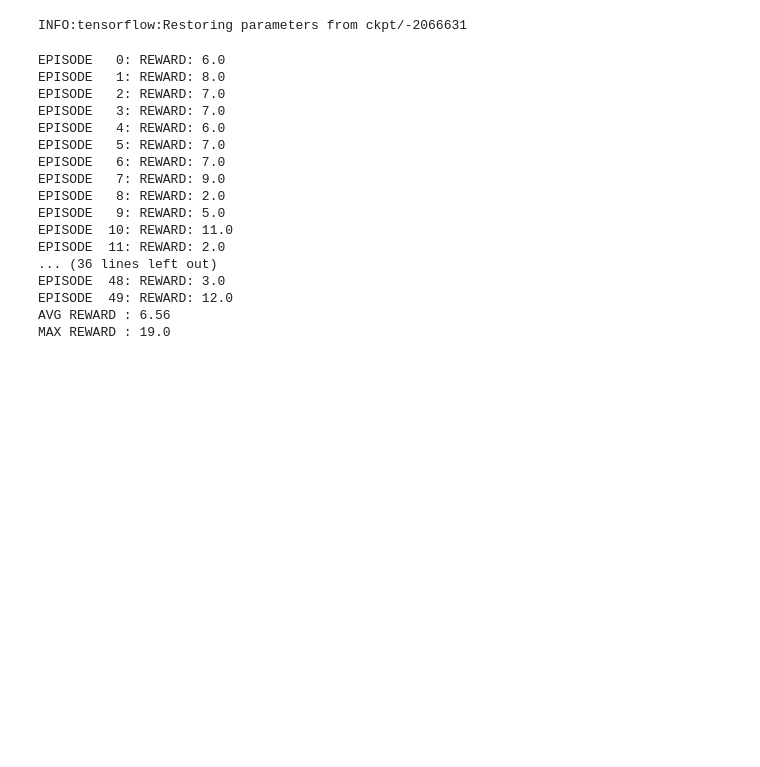
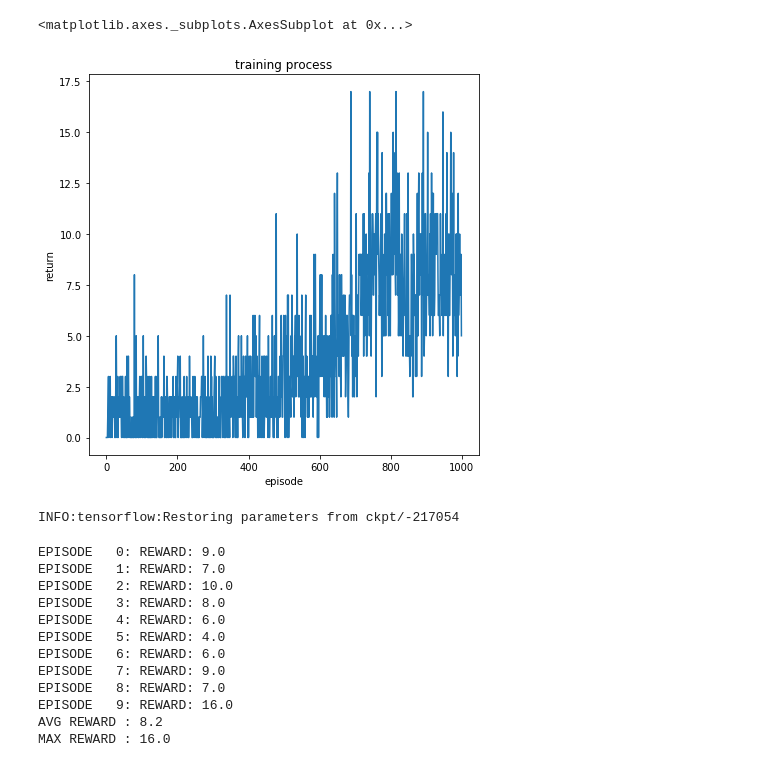
Before and after one commit to art28/tensorflow-eager-papers, a Jupyter notebook: reinforcement_learning/DQN/run.ipynb, the cells around one changed output. Cells and saved outputs as stored; diff of their text form; code cells hidden in the pictures; blank space fills up the shorter version.

```diff
--- a/reinforcement_learning/DQN/run.ipynb
+++ b/reinforcement_learning/DQN/run.ipynb
@@ -53,7 +44,7 @@ Trainable params: 144,692
 Non-trainable params: 144,692
 _________________________________________________________________
 # %%
-# 50000 episode of training takes 22 hours using GTX-1080ti
+# 1000 episode(289763 step) of training takes 1.5 hours using GTX-1080ti
 # you can use pretrained weights below.
-env.train(episode=50000, max_step=1000, minibatch_size=32, initial_life=5, verbose = 50, saving=True)
+ret = env.train(episode=1000, max_step=1000, minibatch_size=32,initial_life=5, verbose = 50, saving=True)
 # %% [output]
@@ -105,25 +131,29 @@ saved step 21895 in ckpt/
+# %%
+f, ax = plt.subplots(1, 1, figsize=(7,7))
+ax.set(title="training process")
+ax.set(xlabel="episode")
+ax.set(ylabel="return")
+sns.lineplot(x=[i for i in range(len(ret))], y=ret)
+# %% [output]
+<matplotlib.axes._subplots.AxesSubplot at 0x...>
+[figure, added]
 # %%
 # which was my best step
-env.load(2066631)
+env.load(217054)
 # %% [output]
-INFO:tensorflow:Restoring parameters from ckpt/-2066631
+INFO:tensorflow:Restoring parameters from ckpt/-217054
 # %%
-env.simulate(50, render= True)
+env.simulate(10, render= True)
 # %% [output]
-EPISODE   0: REWARD: 6.0
-EPISODE   1: REWARD: 8.0
-EPISODE   2: REWARD: 7.0
-EPISODE   3: REWARD: 7.0
+EPISODE   0: REWARD: 9.0
+EPISODE   1: REWARD: 7.0
+EPISODE   2: REWARD: 10.0
+EPISODE   3: REWARD: 8.0
 EPISODE   4: REWARD: 6.0
-EPISODE   5: REWARD: 7.0
-EPISODE   6: REWARD: 7.0
+EPISODE   5: REWARD: 4.0
+EPISODE   6: REWARD: 6.0
 EPISODE   7: REWARD: 9.0
-EPISODE   8: REWARD: 2.0
-EPISODE   9: REWARD: 5.0
-EPISODE  10: REWARD: 11.0
-EPISODE  11: REWARD: 2.0
-... (36 lines left out)
-EPISODE  48: REWARD: 3.0
-EPISODE  49: REWARD: 12.0
-AVG REWARD : 6.56
-MAX REWARD : 19.0
+EPISODE   8: REWARD: 7.0
+EPISODE   9: REWARD: 16.0
+AVG REWARD : 8.2
+MAX REWARD : 16.0
```
Also changed, not shown: parts of 5 cells of this notebook, 3 other files.
